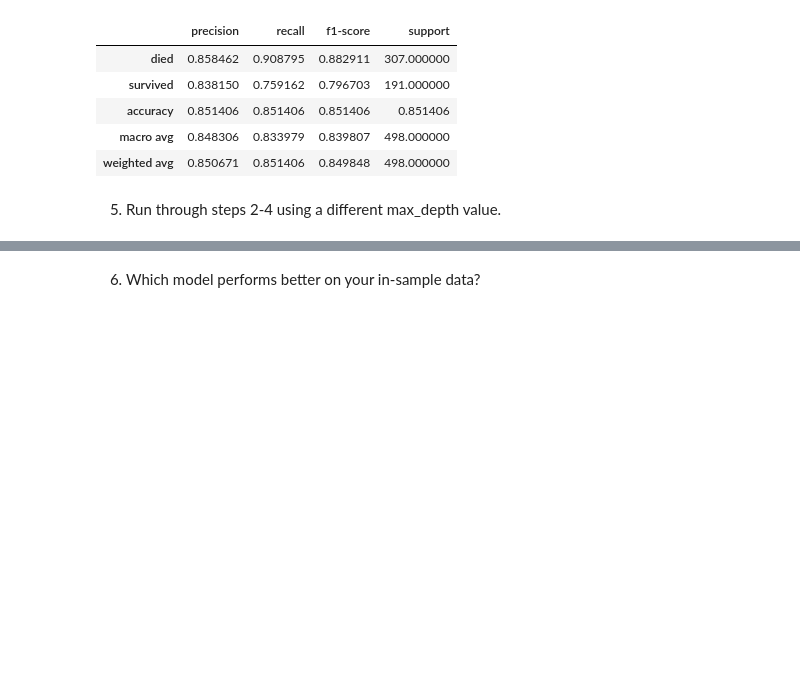
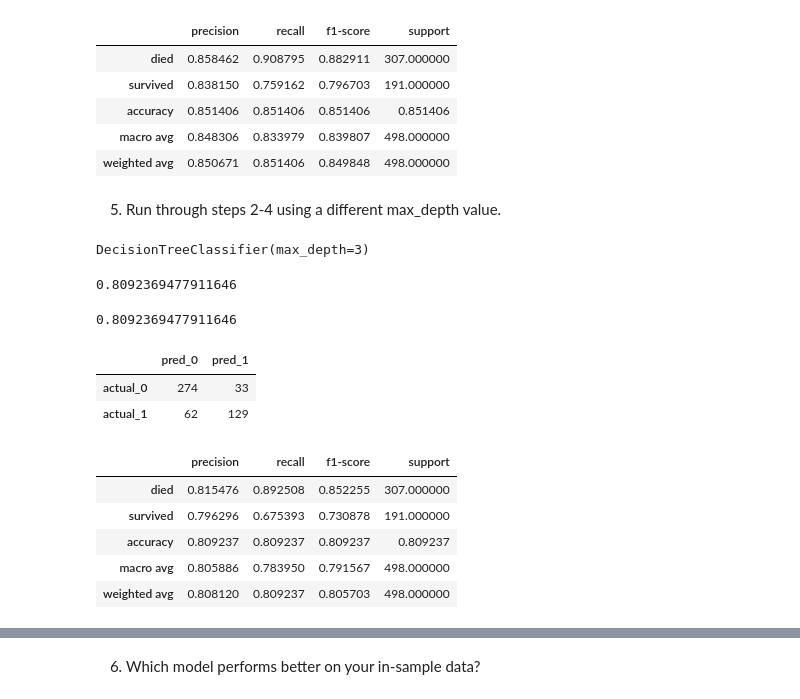
Before and after one commit to Joshua-Click/classification-exercises, a Jupyter notebook: decision_tree.ipynb, the cells around one changed output, grey strips where cells are left out. Cells and saved outputs as stored; diff of their text form; code cells hidden in the pictures; blank space fills up the shorter version.

```diff
--- a/decision_tree.ipynb
+++ b/decision_tree.ipynb
@@ -190,0 +174,37 @@ pd.DataFrame(
+# %%
+X_train = train.drop(columns=['survived', 'label', 'sex','embark_town'])
+y_train = train[['label']]
+clf_2.fit(X_train, y_train)
+# %% [output]
+DecisionTreeClassifier(max_depth=3)
+# %%
+model2_preds = clf_2.predict(X_train)
+# %%
+accuracy_score(y_train, model2_preds)
+# %% [output]
+0.8092369477911646
+# %%
+clf_2.score(X_train, y_train)
+# %% [output]
+0.8092369477911646
+# %%
+pd.DataFrame(
+    confusion_matrix(y_train, model2_preds),
+    columns=['pred_0', 'pred_1'],
+    index=['actual_0', 'actual_1'])
+# %% [output]
+|  | pred_0 | pred_1 |
+| actual_0 | 274 | 33 |
+| actual_1 | 62 | 129 |
+# %%
+pd.DataFrame(
+    classification_report(y_train,
+                      model2_preds,
+                     output_dict=True)).T
+# %% [output]
+|  | precision | recall | f1-score | support |
+| died | 0.815476 | 0.892508 | 0.852255 | 307.000000 |
+| survived | 0.796296 | 0.675393 | 0.730878 | 191.000000 |
+| accuracy | 0.809237 | 0.809237 | 0.809237 | 0.809237 |
+| macro avg | 0.805886 | 0.783950 | 0.791567 | 498.000000 |
+| weighted avg | 0.808120 | 0.809237 | 0.805703 | 498.000000 |
```
Also changed, not shown: parts of 6 cells of this notebook.
